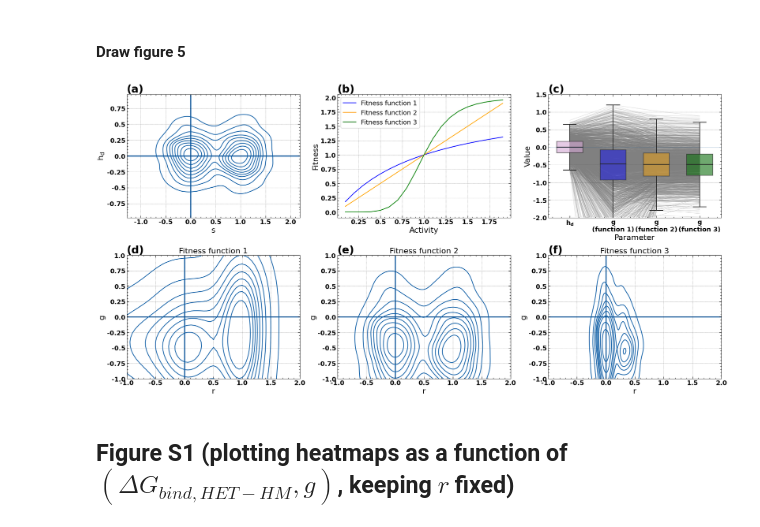
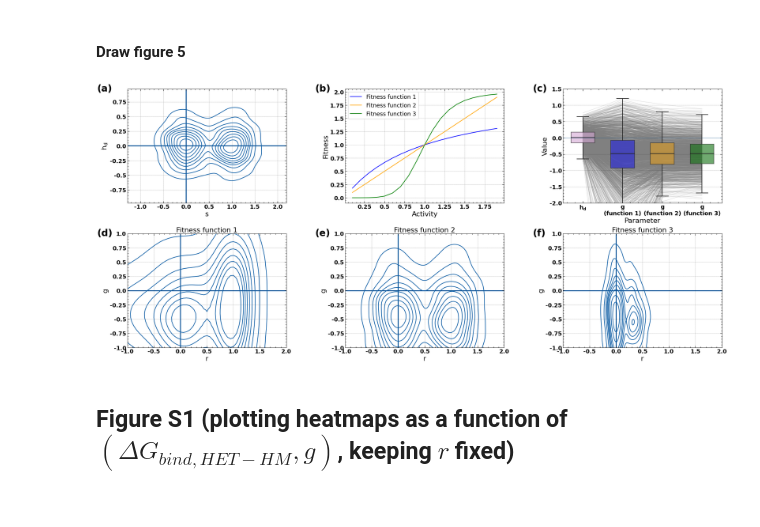
Before and after one commit to Landrylab/Dominance_model_2025, a Jupyter notebook: Scripts/Dominance_model_figures.ipynb, the cells around one changed output. Saved outputs shown, nothing was run; the diff lists cells and outputs as text; code cells hidden in the pictures.

```diff
--- a/Scripts/Dominance_model_figures.ipynb
+++ b/Scripts/Dominance_model_figures.ipynb
@@ -1129,7 +1123,7 @@ See the caveats in the documentation: https://pandas.pydata.org/pandas-docs/stab
 # %%
 ## Initialize layout
 fig, axs = plt.subplots(2, 3)
-fig.set_figwidth(25)
+fig.set_figwidth(29)
 fig.set_figheight(12.5)
 
 fig.subplots_adjust(right = 1.5, top = 1.5)
@@ -1137,14 +1131,6 @@ fig.subplots_adjust(right = 1.5, top = 1.5)
 ax_title_size = 22
 ax_tick_size = 18
 panel_label_size = 30
-
-# Add labels A-F
-axs[0, 0].set_title('(a)', loc="left", fontsize=panel_label_size, fontweight='bold')
-axs[0, 1].set_title('(b)', loc="left", fontsize=panel_label_size, fontweight='bold')
-axs[0, 2].set_title('(c)', loc="left", fontsize=panel_label_size, fontweight='bold')
-axs[1, 0].set_title('(d)', loc="left", fontsize=panel_label_size, fontweight='bold')
-axs[1, 1].set_title('(e)', loc="left", fontsize=panel_label_size, fontweight='bold')
-axs[1, 2].set_title('(f)', loc="left", fontsize=panel_label_size, fontweight='bold')
 
 plt.rcParams['axes.titlepad'] = -20
 
@@ -1160,6 +1146,8 @@ axs[0, 0].set_xticklabels(axs[0,0].get_xticks(), size=ax_tick_size, weight='bold
 
 axs[0, 0].axhline(y=0,xmin=-1,xmax=1,linewidth=3,zorder=0)
 axs[0, 0].axvline(x=0,ymin=-1,ymax=1,linewidth=3,zorder=0)
+axs[0, 0].annotate(f"(a)", xy=(-0.19, 0.98),
+                    xycoords="axes fraction", fontsize=30, fontweight='bold')
 
 #### Panel B ####
 
@@ -1175,6 +1163,8 @@ axs[0, 1].set_yticklabels(axs[0,1].get_yticks(), size=ax_tick_size, weight='bold
 axs[0, 1].set_xticklabels(axs[0,1].get_xticks(), size=ax_tick_size, weight='bold')
 
 axs[0, 1].legend(['Fitness function 1', 'Fitness function 2', 'Fitness function 3'], fontsize = ax_tick_size)
+axs[0, 1].annotate(f"(b)", xy=(-0.19, 0.98),
+                    xycoords="axes fraction", fontsize=30, fontweight='bold')
 
 #### Panel C ####
 
@@ -1196,34 +1186,40 @@ sns.boxplot(data = df_all_vals_long, width = 0.6, ax = axs[0, 2],
 axs[0, 2].axhline(y=0,xmin=-1,xmax=1,linewidth=0.5,zorder=1)
 axs[0, 2].set_ylim([-2, 1.5])
 axs[0, 2].set_xlabel('Parameter', fontsize = ax_title_size)
 axs[0, 2].set_ylabel('Value', fontsize = ax_title_size)
 axs[0, 2].set_yticklabels(axs[0,2].get_yticks(), size=ax_tick_size, weight='bold')
 axs[0, 2].set_xticklabels(['$\mathdefault{h_d}$', 'g\n(function 1)', 'g\n(function 2)', 'g\n(function 3)'],
                           size=ax_tick_size, weight='bold')
+axs[0, 2].annotate(f"(c)", xy=(-0.19, 0.98),
+                    xycoords="axes fraction", fontsize=30, fontweight='bold')
 
 #### Panels D-F ####
+
+panel_labels = ['(d)', '(e)', '(f)']
 
 for i in range(len(list_hill)):
 
     data_fig = list_hill[i]
 
     axs[1, i].set_title('Fitness function ' + str(i+1), fontsize = ax_title_size)
     sns.kdeplot(ax = axs[1, i], data = data_fig, x = 'r', y = 'g')
 
     axs[1, i].set_xlim([-1, 2])
     axs[1, i].set_ylim([-1, 1])
     axs[1, i].axhline(y=0,xmin=-1,xmax=1,linewidth=3,zorder=0)
     axs[1, i].axvline(x=0,ymin=-1,ymax=1,linewidth=3,zorder=0)
     axs[1, i].set_xlabel('r', fontsize = ax_title_size)
     axs[1, i].set_ylabel('g', fontsize = ax_title_size)
     axs[1, i].set_yticklabels(axs[1, i].get_yticks(), size=ax_tick_size, weight='bold')
     axs[1, i].set_xticklabels(axs[1, i].get_xticks(), size=ax_tick_size, weight='bold')
+    axs[1, i].annotate(f"{panel_labels[i]}", xy=(-0.19, 0.98),
+                    xycoords="axes fraction", fontsize=30, fontweight='bold')
 
 
 fig.tight_layout()
 fig.savefig('../Figures/Main_figures/Figure5.pdf', dpi = 300)
 # %% [output]
-[figure, old version]
+[figure, new version]
 # %% [markdown]
 ## **Figure S1 (plotting heatmaps as a function of $(\Delta G_{bind,HET−HM},g)$, keeping $r$ fixed)**
 # %% [markdown]
```
Also changed, not shown: parts of 3 cells of this notebook, 4 other files.
